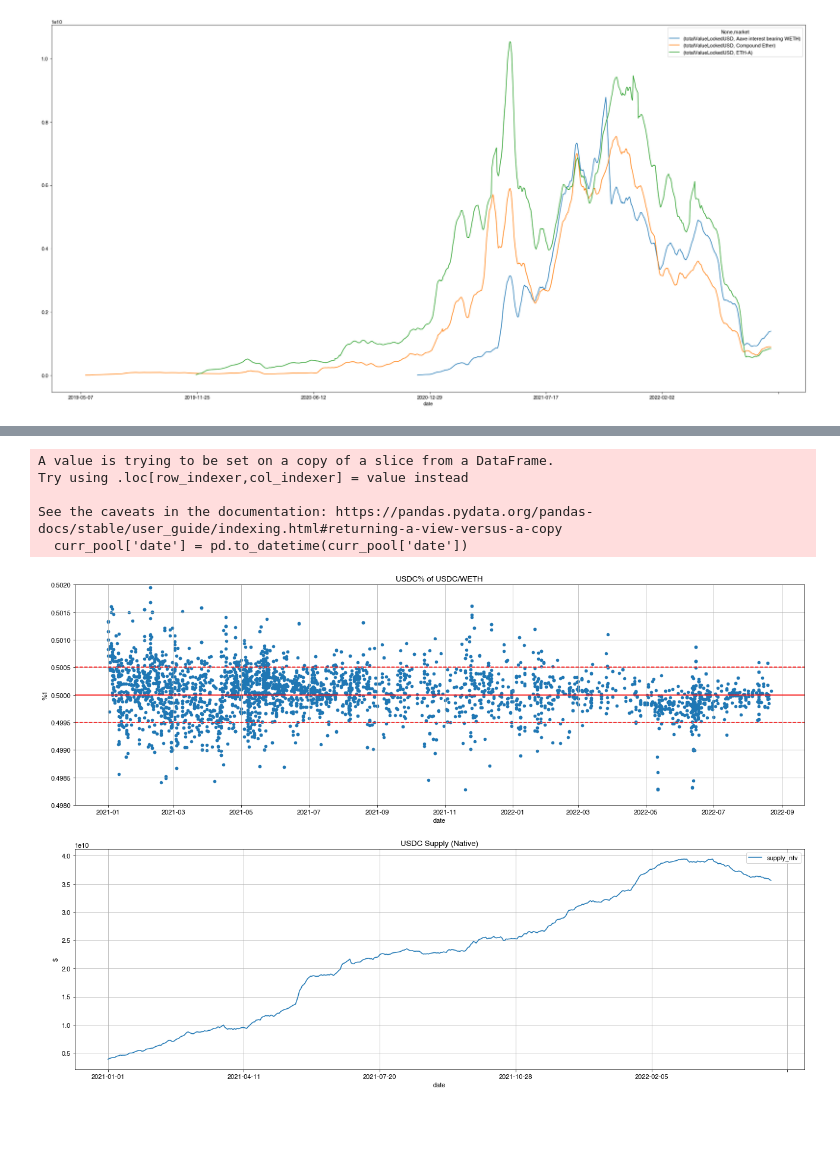
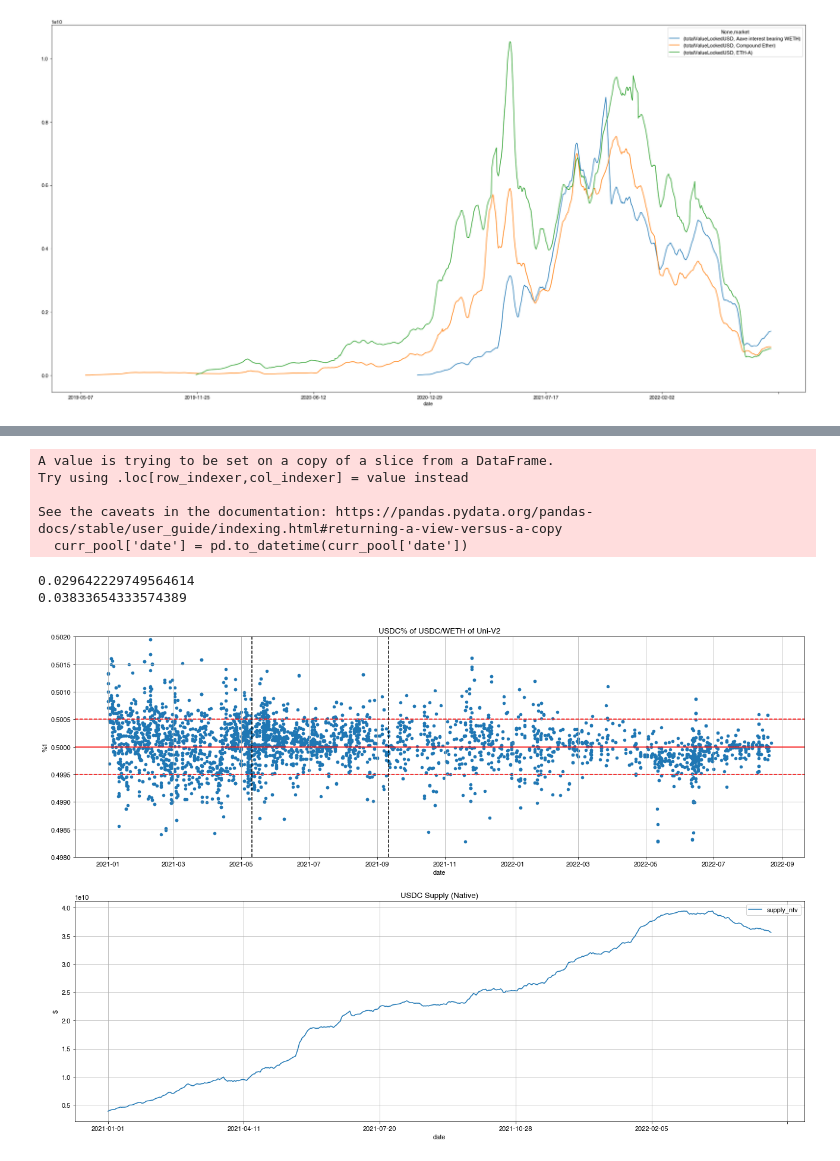
Before and after one commit to keroshanpillay/Stablecoin-Data-Project, a Jupyter notebook: Code/Historical_Analysis_V1.ipynb, the cells around one changed output, grey strips where cells are left out. Drawn from its saved outputs; the diff is of its cells as text; code cells hidden in the pictures; blank space fills up the shorter version.

```diff
--- a/Code/Historical_Analysis_V1.ipynb
+++ b/Code/Historical_Analysis_V1.ipynb
@@ -23,7 +26,7 @@ plt.rc('font', **font)
 # %%
 #CSV Import
 dex_df = pd.read_csv('https://raw.githubusercontent.com/keroshanpillay/Stablecoin-Data-Project/master/Final_Data/dex_data.csv', low_memory=False)
-dex_df['date'] = pd.to_datetime(dex_df['date'], '%Y-%m-%d')
+#dex_df['date'] = pd.to_datetime(dex_df['date'], '%Y-%m-%d')
 stable_df = pd.read_csv('https://raw.githubusercontent.com/keroshanpillay/Stablecoin-Data-Project/master/Final_Data/stable_onchain_data_2021_July2022.csv', low_memory = False)
 lend_df = pd.read_csv('https://raw.githubusercontent.com/keroshanpillay/Stablecoin-Data-Project/master/Final_Data/lend_df.csv', low_memory = False)
 stable_df = stable_df.sort_values(by=["date"])
@@ -55,9 +48,0 @@ stable_df
-# %%
-dex_df['date'] = pd.to_datetime(dex_df['date'], '%Y-%m-%d')
-
-#stable_date_array = stable_df['date']
-#finished_dates = [datetime.today()]*len(stable_date_array)
-#for k in range(len(stable_date_array)):
-#    finished_dates[k] = datetime.strptime(stable_date_array[k])
-
-#stable_df['date'] = finished_dates
@@ -66,3 +49,7 @@ AssertionError:
+# %%
+dex_df['%1'] = dex_df['token_1_balance']/dex_df['TVL']
+dex_df['error 1'] = abs(dex_df['%1']-0.5)
+dex_df['%2'] = dex_df['token_2_balance']/dex_df['TVL']
 # %%
 #Data Points to plot
 # - Velocity[X], TVL[ ], utilization[ ], supply[X]
@@ -465,12 +506,17 @@ See the caveats in the documentation: https://pandas.pydata.org/pandas-docs/stab
 curr_pool = dex_df[(dex_df['protocol']=='Uniswap')&
                    (dex_df['pool_name']=='USDC/WETH') &
                    (dex_df['chain']=='Ethereum') &
+                   (dex_df['%1']<1)&
+                   (dex_df['%1']>0)&
                    (dex_df['protocol_version']=='V2')]
+
+curr_pool.drop_duplicates(subset=['date'])
 
 start_dt = '2021-01-01'
 end_dt = '2022-05-04'
 
 curr_pool['date'] = pd.to_datetime(curr_pool['date'])
+
 #curr_pool = concat_data(curr_pool, start_dt, end_dt)
 #curr_pool['date'] = curr_pool.date.dt.date
 #curr_pool = curr_pool.dropna()
@@ -482,36 +528,46 @@ chain = curr_pool['chain'].iloc[100]
 
 curr_token = stable_df.loc[(stable_df['token']==token_1)
                           & (stable_df['chain']==chain.lower())]
 #date_array = pd.date_range('2021-01-01', '2022-07-31')
 #date_array = date_array.map(lambda t: t.strftime('%Y-%m-%d'))
 #curr_token['date'] = date_array
 #curr_token = curr_token.dropna()
 curr_token = concat_data(curr_token, start_dt, end_dt)
 
 fig, (ax1, ax2) = plt.subplots(2, figsize = (22,30))
 
-curr_pool.plot.scatter(x = 'date', y= '%1', ax = ax1, ylim = [0.498,0.502], figsize = (22,15), title = (token_1 + "% of "+ token_1 + '/' + token_2))
+curr_pool.plot.scatter(x = 'date', y= '%1', ax = ax1, ylim = [0.498,0.502], figsize = (22,15), title = (token_1 + "% of "+ token_1 + '/' + token_2 + ' of Uni-V2'))
 ax1.axhline(y = 0.5, color = 'r', linestyle = '-')
 ax1.axhline(y = 0.5005, color = 'r', linestyle = '--')
 ax1.axhline(y = 0.4995, color = 'r', linestyle = '--')
-#ax1.axvline(x = datetime(2022,2,1), color = 'g', linestyle = '--')
+ax1.axvline(x = datetime(2021,5,11), color = 'black', linestyle = '--')
+ax1.axvline(x = datetime(2021,9,11), color = 'black', linestyle = '--')
 #ax1.axvline(x = datetime(2022,4,1), color = 'g', linestyle = '--')
 ax1.grid()
 #start_date = datetime(2021, 3, 2)
 #end_date = datetime(2021, 3, 5)
 #ax1.set_xlim([start_dt, end_dt])
 curr_token.plot(x = 'date', y = 'supply_ntv', figsize = (22,15), ax = ax2, title = token_1 + ' Supply (Native)', ylabel = '$')
 ax2.grid()
+
+
+range_mean = curr_pool[(curr_pool['date']>'2021-09-20')& (curr_pool['date']<'2021-10-10')]
+mean = np.mean(range_mean['error 1'])
+overall_error = np.mean(curr_pool['error 1'])
+print(mean*100)
+print(overall_error*100)
 #ax2.axvline(x = datetime(2022,4,1), color = 'g', linestyle = '--')
 #ax2.axvline(x = datetime(2022,2,1), color = 'g', linestyle = '--')
 #ax2.axhline(y = 1.5e9, color = 'r', linestyle = '--')
 # %% [output]
 A value is trying to be set on a copy of a slice from a DataFrame.
 Try using .loc[row_indexer,col_indexer] = value instead
 
 See the caveats in the documentation: https://pandas.pydata.org/pandas-docs/stable/user_guide/indexing.html#returning-a-view-versus-a-copy
   curr_pool['date'] = pd.to_datetime(curr_pool['date'])
+0.029642229749564614
+0.03833654333574389
-[figure, old version]
+[figure, new version]
 # %%
 curr_pool = dex_df[(dex_df['protocol']=='Uniswap')&
                    (dex_df['pool_name']=='USDC/WETH') &
```
Also changed, not shown: parts of 37 cells of this notebook, 4 other files.
